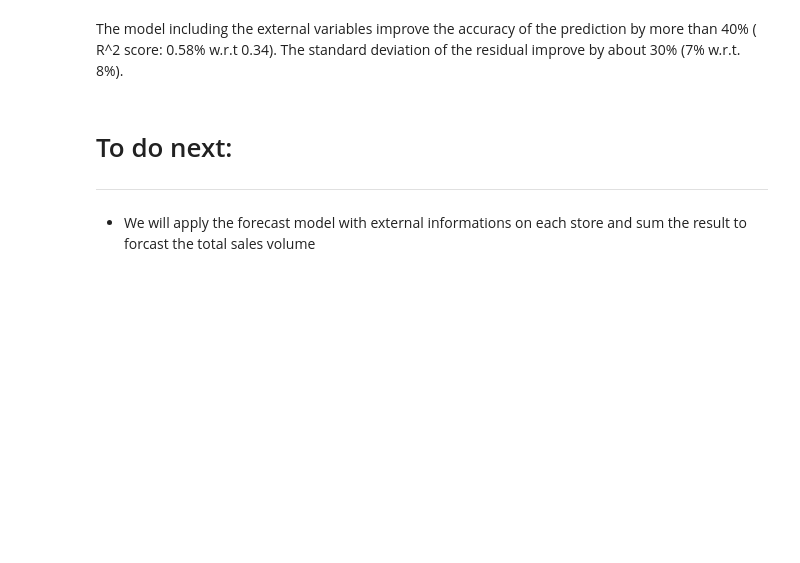
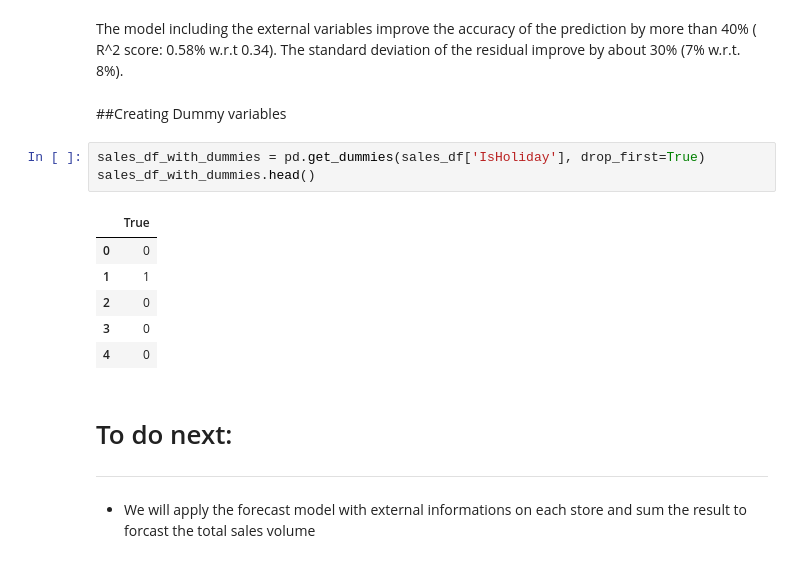
Before and after one commit to Sinethemba-nongqoto/Research-project, a Jupyter notebook: Analysis_0f_Results.ipynb, the cells around one changed output. Drawn from its saved outputs; the diff is of its cells as text; blank space fills up the shorter version.

```diff
--- a/Analysis_0f_Results.ipynb
+++ b/Analysis_0f_Results.ipynb
@@ -520,6 +522,18 @@ AR with Ext Residuals: avg -0.00, std 0.07
 
 
 The model including the external variables improve the accuracy of the prediction by more than 40% ( R^2 score: 0.58% w.r.t 0.34). The standard deviation of the residual improve by about 30% (7% w.r.t. 8%).
+# %% [markdown]
+##Creating Dummy variables
+# %%
+sales_df_with_dummies = pd.get_dummies(sales_df['IsHoliday'], drop_first=True)
+sales_df_with_dummies.head()
+# %% [output]
+|  | True |
+| 0 | 0 |
+| 1 | 1 |
+| 2 | 0 |
+| 3 | 0 |
+| 4 | 0 |
 # %% [markdown]
 # To do next:
 ---
```
Also changed, not shown: parts of 4 cells of this notebook.
